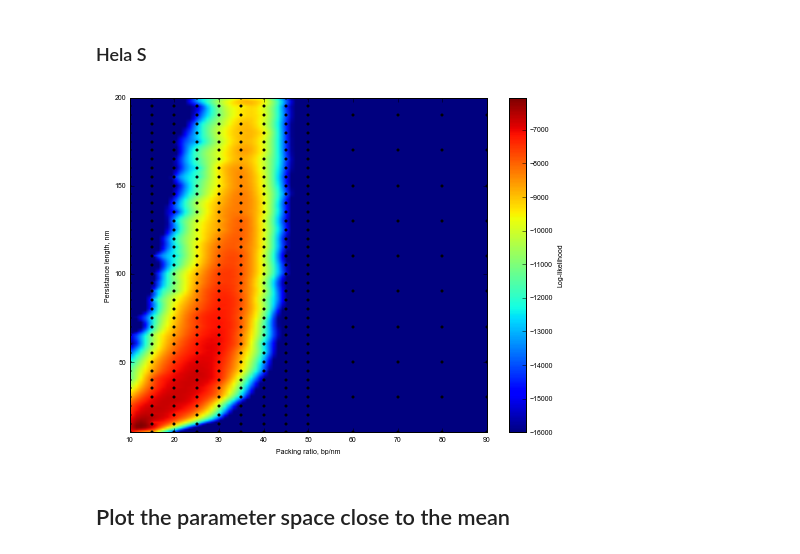
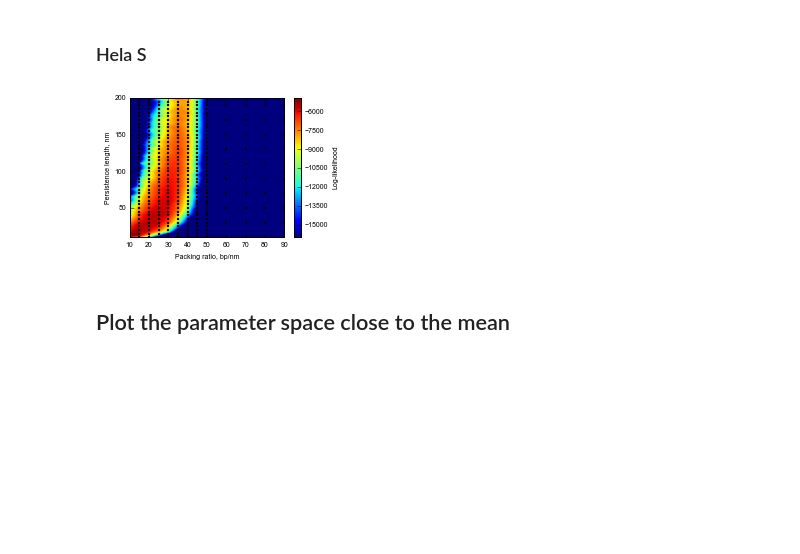
Before and after one commit to LEB-EPFL/STORMlikeChains, a Jupyter notebook: Telomeres_Polymer_Parameters.ipynb, the cells around one changed output. Saved outputs shown, nothing was run; the diff lists cells and outputs as text; code cells hidden in the pictures; blank space fills up the shorter version.

```diff
--- a/Telomeres_Polymer_Parameters.ipynb
+++ b/Telomeres_Polymer_Parameters.ipynb
@@ -90,29 +90,29 @@ plt.show()
 # %%
 options = {'vmin'   : -1.6e4,
            'vmax'   : results['Hela S']['LLH'].max(),
            'origin' : 'lower',
            'extent' : [results['Hela S']['packRatio'].min(), results['Hela S']['packRatio'].max(),
                        results['Hela S']['pLength'].min(),   results['Hela S']['pLength'].max()],
            'aspect' : 'auto'}
 
-fig = plt.figure(figsize = (8, 6), dpi = 300)
+fig = plt.figure(figsize = (3.46, 2.5), dpi = 600)
 
 # Log-liklihood map
 plt.imshow(results['Hela S']['LLH'], **options)
 plt.colorbar(label = 'Log-likelihood')
 
 # Plot simulated points
 plt.scatter(results['Hela S']['packRatio'],
             results['Hela S']['pLength'],
-            s = 4,
+            s = 2,
             c = 'black')
 plt.xlim((results['Hela S']['packRatio'].min(), results['Hela S']['packRatio'].max()))
 plt.ylim((results['Hela S']['pLength'].min(),   results['Hela S']['pLength'].max()))
 plt.xlabel('Packing ratio, bp/nm')
-plt.ylabel('Persistance length, nm')
-plt.show()
+plt.ylabel('Persistence length, nm')
+plt.savefig('HelaS_params.png')
 # %% [output]
-[figure, old version]
+[figure, new version]
 # %% [markdown]
 ## Plot the parameter space close to the mean
 # %% [markdown]
```
Also changed, not shown: parts of 18 cells of this notebook, 1 other file.
